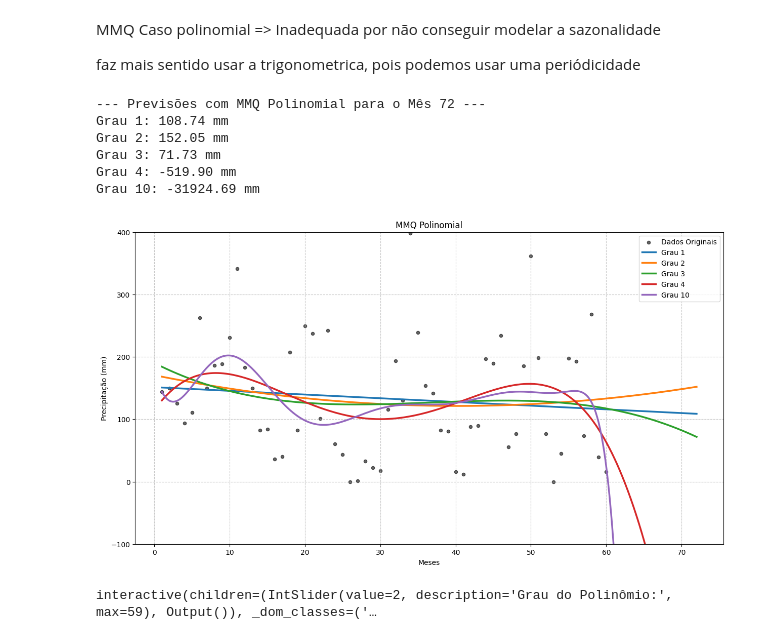
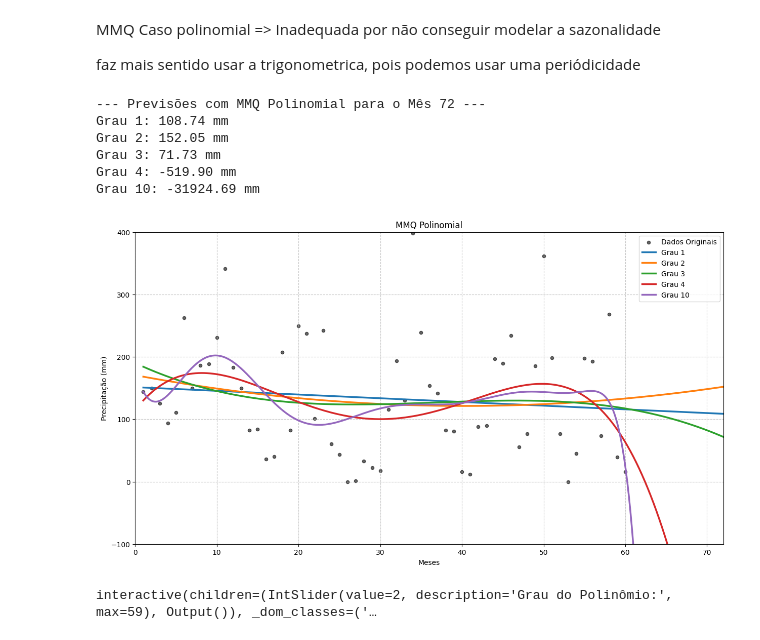
Before and after one commit to asegnibo/Calculo_Numerico, a Jupyter notebook: modelo_trigonometrico.ipynb, the cells around one changed output. Cells and saved outputs as stored; diff of their text form; code cells hidden in the pictures.

```diff
--- a/modelo_trigonometrico.ipynb
+++ b/modelo_trigonometrico.ipynb
@@ -529,34 +529,35 @@ for grau in graus_a_testar:
     polinomio_mmq = np.poly1d(coeficientes)
 
     # Gerar a curva de tendência
     x_curva = np.linspace(1, 72, 400)
     y_curva = polinomio_mmq(x_curva)
 
     # Plotar a curva do modelo atual no mesmo gráfico
     plt.plot(x_curva, y_curva, label=f'Grau {grau}', linewidth=2.5)
 
     # Calcular e imprimir a previsão
     mes_futuro = 72
     precipitacao_prevista = polinomio_mmq(mes_futuro)
     print(f"Grau {grau}: {precipitacao_prevista:.2f} mm")
 
 
 # 4. Configurar os detalhes do gráfico DEPOIS do loop
 plt.title('MMQ Polinomial')
 plt.xlabel('Meses')
 plt.ylabel('Precipitação (mm)')
 plt.grid(True, linestyle='--', alpha=0.7)
 plt.legend(fontsize=10)
 plt.ylim(-100, 400)
+plt.xlim(0,72)
 plt.show()
 # %% [output]
 --- Previsões com MMQ Polinomial para o Mês 72 ---
 Grau 1: 108.74 mm
 Grau 2: 152.05 mm
 Grau 3: 71.73 mm
 Grau 4: -519.90 mm
 Grau 10: -31924.69 mm
-[figure, old version]
+[figure, new version]
 # %%
 import numpy as np
 import matplotlib.pyplot as plt
```
Also changed, not shown: parts of 1 cell of this notebook, 2 other files.
